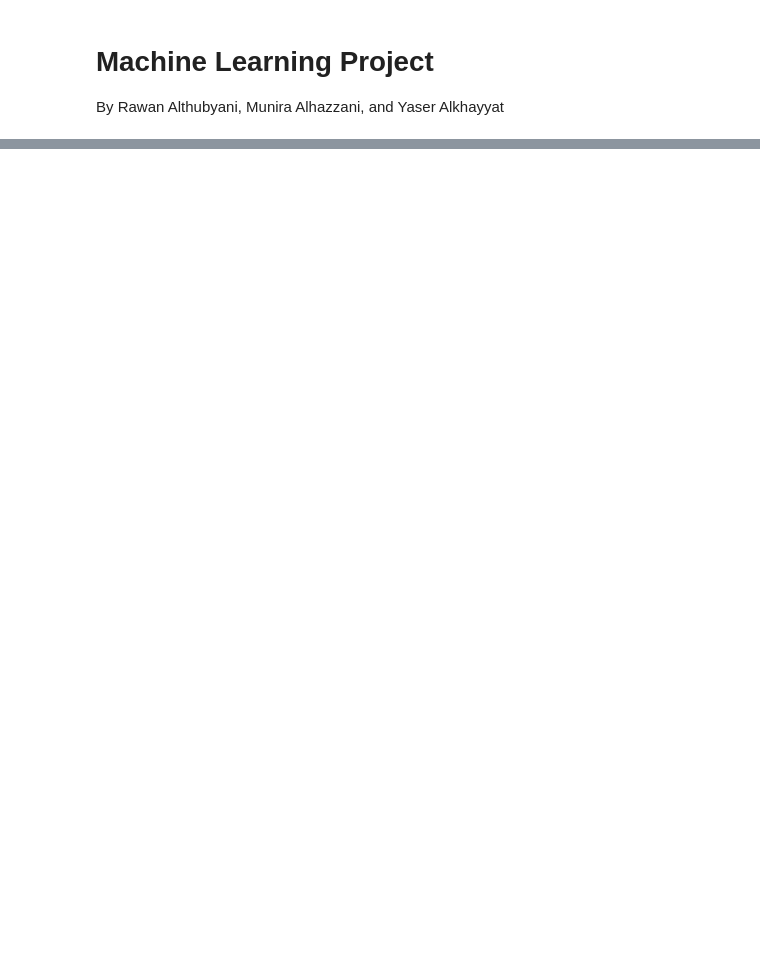
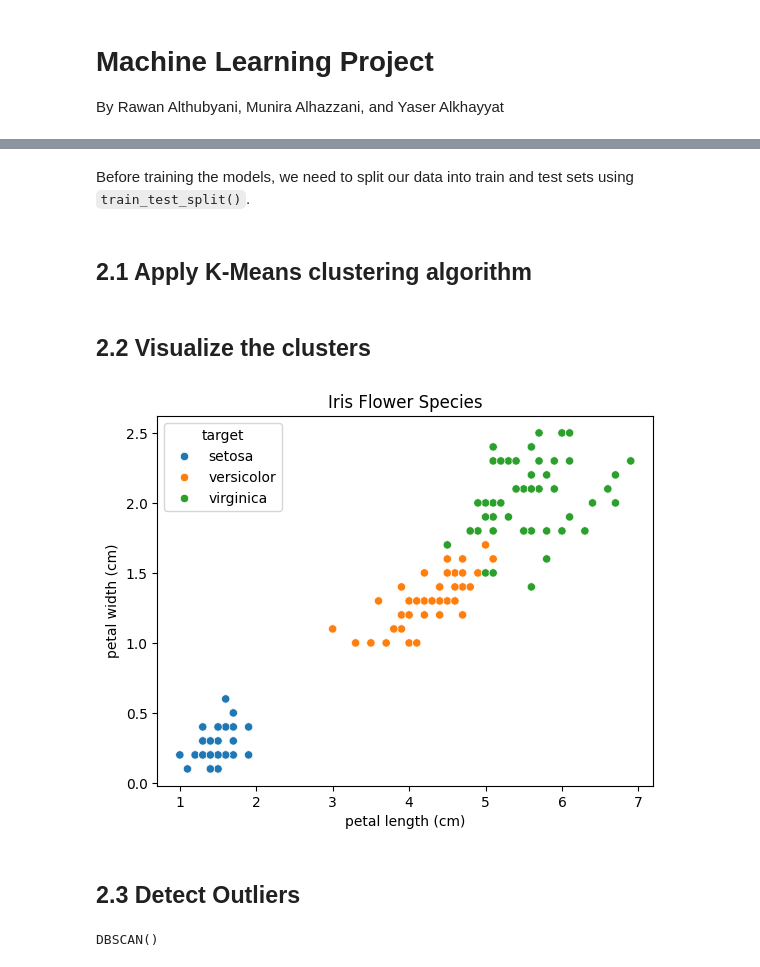
Before and after one commit to YaserKhy/ML_PROJECT_T5, a Jupyter notebook: ML_project.ipynb, the cells around one changed output, grey strips where cells are left out. Drawn from its saved outputs; the diff is of its cells as text; code cells hidden in the pictures; blank space fills up the shorter version.

```diff
--- a/ML_project.ipynb
+++ b/ML_project.ipynb
@@ -59,0 +159,2 @@ iris = datasets.load_iris()
+# %% [markdown]
+Before training the models, we need to split our data into train and test sets using `train_test_split()`.
@@ -59,0 +164,2 @@ iris = datasets.load_iris()
+# %% [markdown]
+## 2.1 Apply K-Means clustering algorithm
@@ -59,0 +177,22 @@ iris = datasets.load_iris()
+# %% [markdown]
+## 2.2 Visualize the clusters
+# %%
+sns.scatterplot(
+    data=df,
+    x=df.columns[2],
+    y=df.columns[3],
+    hue=df['target'].map(dict(enumerate(iris.target_names)))
+    )
+plt.title('Iris Flower Species')
+plt.show()
+# %% [output]
+[figure, added]
+# %% [markdown]
+## 2.3 Detect Outliers
+# %%
+from sklearn.cluster import DBSCAN
+
+dbscan = DBSCAN(eps=0.5, min_samples=5)
+dbscan.fit(X_train)
+# %% [output]
+DBSCAN()
```
Also changed, not shown: parts of 46 cells of this notebook.
